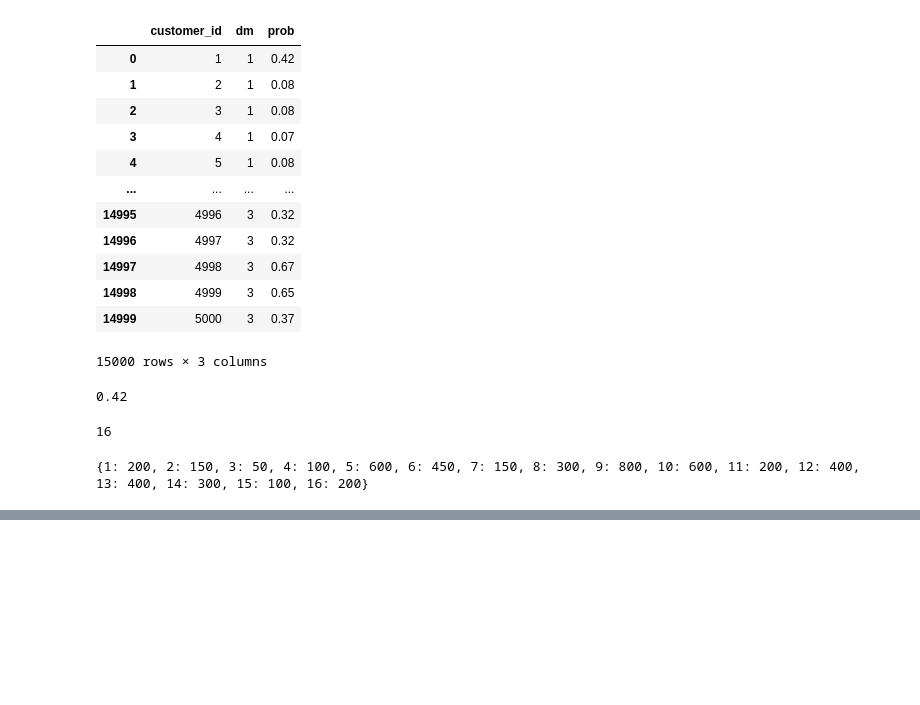
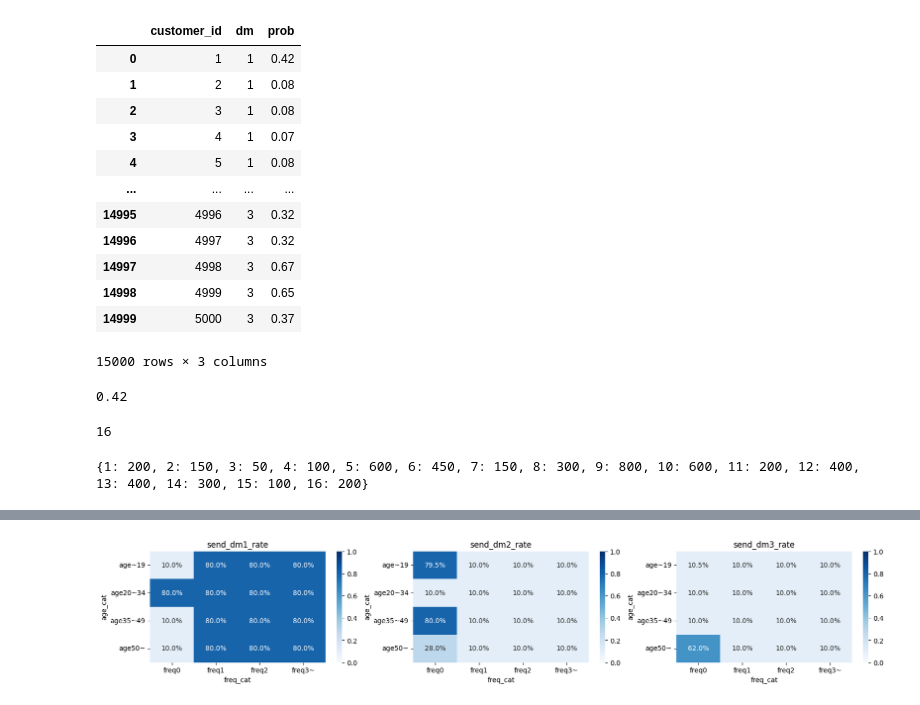
Before and after one commit to maton369/PyOptBook_Practice, a Jupyter notebook: 4_coupon/main.ipynb, the cells around one changed output, grey strips where cells are left out. Cells and saved outputs as stored; diff of their text form; code cells hidden in the pictures; blank space fills up the shorter version.

```diff
--- a/4_coupon/main.ipynb
+++ b/4_coupon/main.ipynb
@@ -178,0 +193,6 @@ for s in S:
+# %%
+send_dm_df = pd.DataFrame(
+    [[xim[i, m].value() for m in M] for i in I],
+    columns=["send_dm1", "send_dm2", "send_dm3"],
+)
+send_dm_df.head()
@@ -178,0 +206,5 @@ for s in S:
+# %%
+cust_send_df = pd.concat(
+    [cust_df[["customer_id", "age_cat", "freq_cat"]], send_dm_df], axis=1
+)
+cust_send_df.head()
@@ -178,0 +218,27 @@ for s in S:
+# %%
+ax = {}
+fig, (ax[0], ax[1], ax[2]) = plt.subplots(1, 3, figsize=(20, 3))
+for i, ptn in enumerate(["send_dm1", "send_dm2", "send_dm3"]):
+    cust_send_pivot_df = pd.pivot_table(
+        data=cust_send_df,
+        values=ptn,
+        columns="freq_cat",
+        index="age_cat",
+        aggfunc="mean",
+    )
+    cust_send_pivot_df = cust_send_pivot_df.reindex(
+        ["age~19", "age20~34", "age35~49", "age50~"]
+    )
+    sns.heatmap(
+        cust_send_pivot_df,
+        annot=True,
+        fmt=".1%",
+        cmap="Blues",
+        vmin=0,
+        vmax=1,
+        ax=ax[i],
+    )
+    ax[i].set_title(f"{ptn}_rate")
+plt.show()
+# %% [output]
+[figure, added]
```
Also changed, not shown: parts of 5 cells of this notebook.
